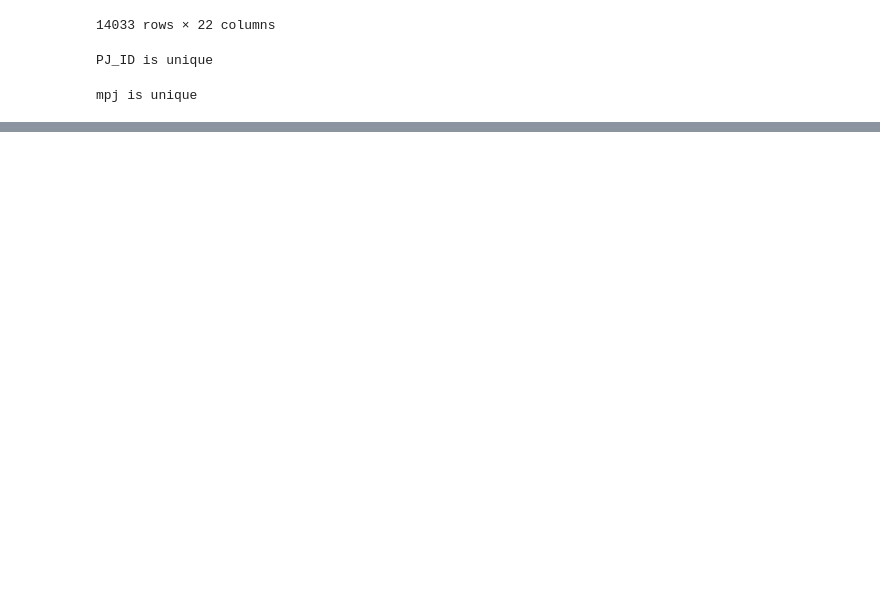
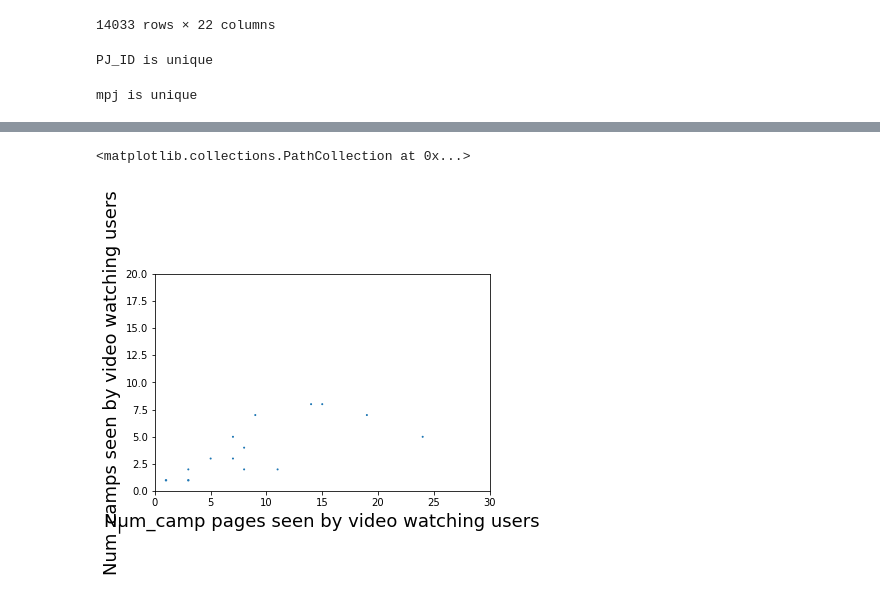
Before and after one commit to telecoms-intelligence/induction-customer-acquisition, a Jupyter notebook: notebook/conversion-rate-exploration.ipynb, the cells around one changed output, grey strips where cells are left out. Drawn from its saved outputs; the diff is of its cells as text; code cells hidden in the pictures; blank space fills up the shorter version.

```diff
--- a/notebook/conversion-rate-exploration.ipynb
+++ b/notebook/conversion-rate-exploration.ipynb
@@ -77,0 +125,15 @@ no_visits
+# %%
+# Hypothesis 2: Video plays an important role
+# Making the same graph on people who never saw the video
+visit_campaign_v = visits[(visits['video_viewed'] == 1) & (visits['conversion'] == 1)].groupby(['num_campaign_pages_looked','num_campaigns_looked']).agg({'conversion':'sum', 'Closed':'sum'}).reset_index()
+visit_campaign_v.columns = ['num_campaign_pages_looked', 'num_campaigns_looked', 'conversion','closed']
+# %%
+plt.ylim((0,20))
+plt.xlim((0,30))
+plt.xlabel('Num_camp pages seen by video watching users', fontsize=18)
+plt.ylabel('Num_camps seen by video watching users', fontsize=18)
+plt.scatter(visit_campaign_v.num_campaign_pages_looked, visit_campaign_v.num_campaigns_looked
+, s=visit_campaign_v.conversion)
+# %% [output]
+<matplotlib.collections.PathCollection at 0x...>
+[figure, added]
```
Also changed, not shown: parts of 21 cells of this notebook.
